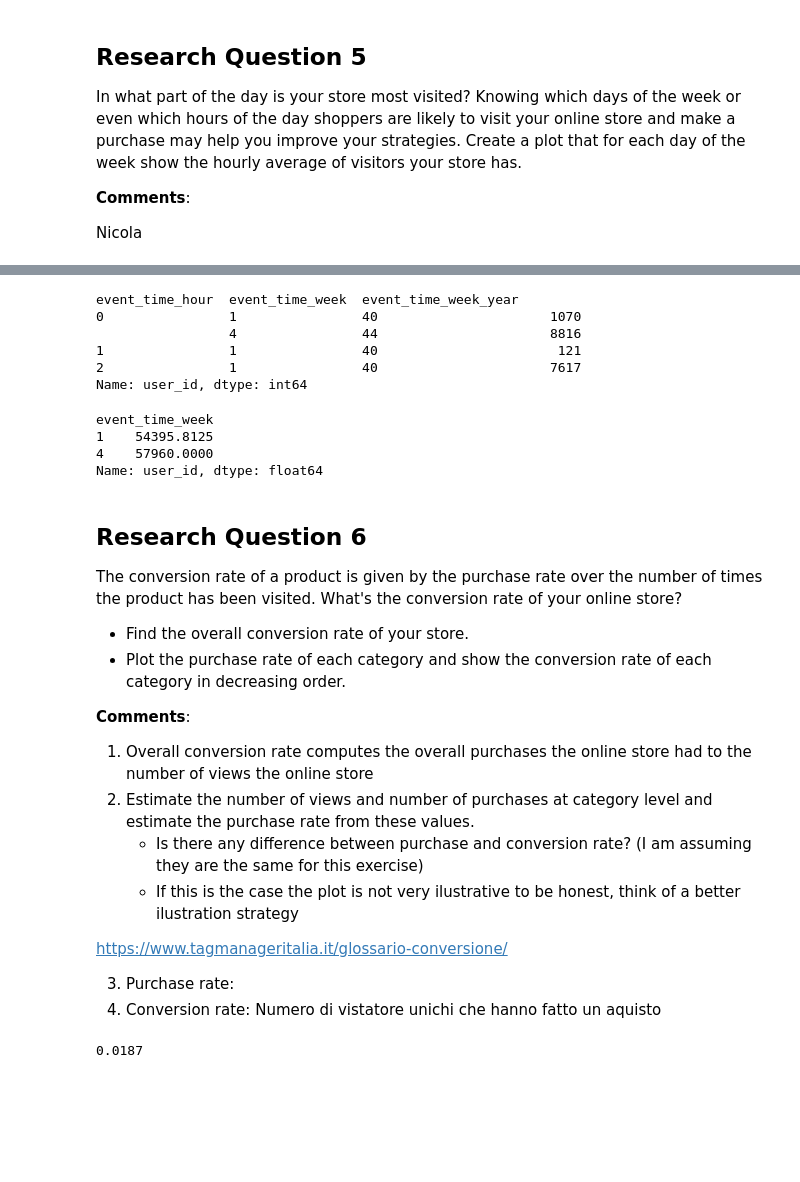
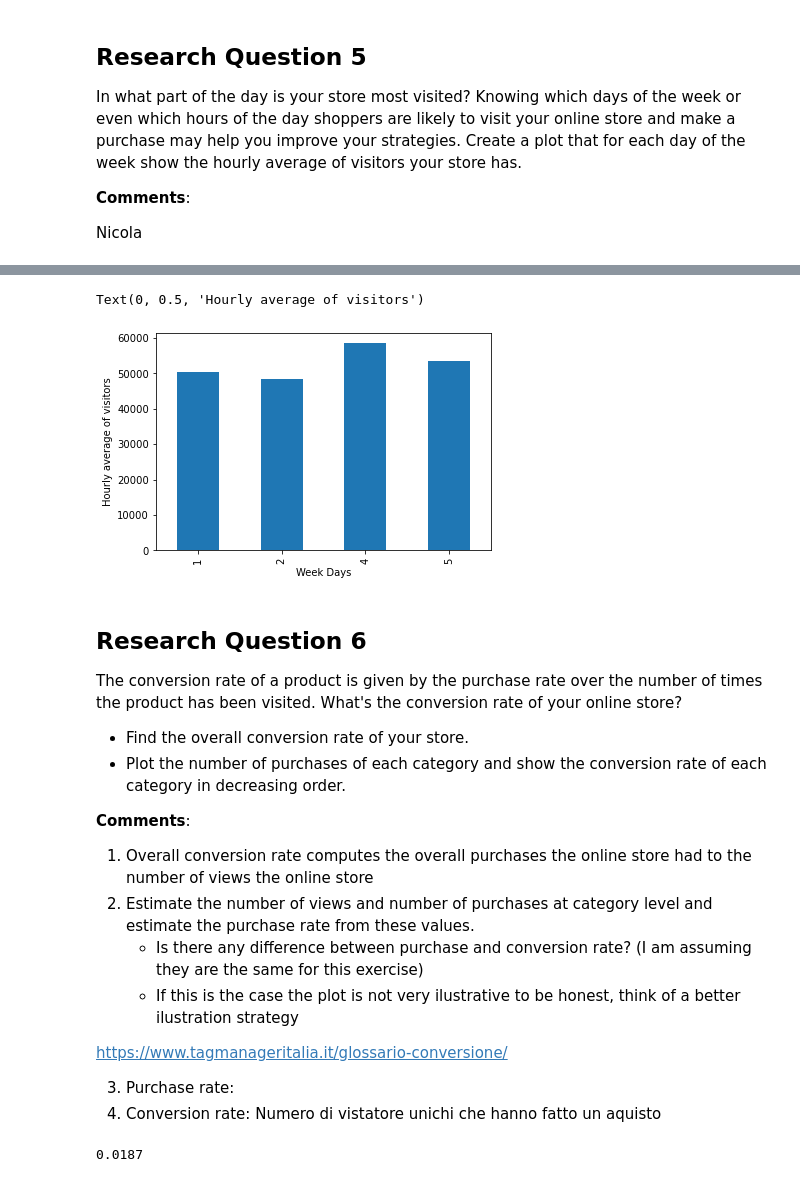
Before and after one commit to ADM-Homework-2/Homework_2, a Jupyter notebook: Main.ipynb, the cells around one changed output, grey strips where cells are left out. Saved outputs shown, nothing was run; the diff lists cells and outputs as text; code cells hidden in the pictures; blank space fills up the shorter version.

Commit message:
Review question 2 and 5, and 1b based on a question from a collegue

```diff
--- a/Main.ipynb
+++ b/Main.ipynb
@@ -86,6 +119,13 @@ A marketing funnel describes your customer’s journey with your e-commerce. It
 **Comments**:
 
 Zhibek
+# %%
+# 1.b.
+x = full_data_set[(full_data_set.event_type == 'view') | (full_data_set.event_type == 'cart')].groupby(['user_id']).event_type.nunique()
+user_view_and_cart_list = x[x==2].index
+user_view_and_cart_data_set = full_data_set[full_data_set.user_id.isin(user_view_and_cart_list)]
+user_view_and_cart_data_set[(user_view_and_cart_data_set.event_type == 'view') | (user_view_and_cart_data_set.event_type == 'cart')].groupby(['user_id', 'event_type']).product_id.count()
+user_view_and_cart_data_set[(user_view_and_cart_data_set.event_type == 'view')].groupby(['user_id']).product_id.count().mean()
 # %% [markdown]
 ## Research Question 2
 
@@ -101,6 +145,8 @@ Nicola
 full_data_set['category_code'] = full_data_set.category_code.fillna('missing_category_code')
 
 # Convert event time into month
-full_data_set['event_time'] = pd.to_datetime(full_data_set.event_time).dt.month
+full_data_set['event_time'] = full_data_set.event_time.dt.month
+full_data_set['subcategory_code'] = full_data_set['category_code'].apply(lambda x: re.findall(r'\.(.*)', x)[0] if len(x.split('.')) != 1 else x)
+
+full_data_set_view = full_data_set[full_data_set.event_type == 'view']
+full_data_set_purchase = full_data_set[full_data_set.event_type == 'purchase']
-# %%
-full_data_set['subcategory_code'] = full_data_set['category_code'].apply(lambda x: x.split('.')[-1])
@@ -268,9 +311,9 @@ Nicola
 # %%
 full_data_set_view = full_data_set[full_data_set.event_type == 'view']
-full_data_set_view['event_time_month'] = pd.to_datetime(full_data_set_view.event_time).dt.month
-full_data_set_view['event_time_week_year'] = pd.to_datetime(full_data_set_view.event_time).dt.weekofyear
-full_data_set_view['event_time_week'] = pd.to_datetime(full_data_set_view.event_time).dt.dayofweek
-full_data_set_view['event_time_hour'] = pd.to_datetime(full_data_set_view.event_time).dt.hour
+full_data_set_view.loc[:, 'event_time_month'] = full_data_set_view.event_time.dt.month
+full_data_set_view.loc[:, 'event_time_week_year'] = full_data_set_view.event_time.dt.weekofyear
+full_data_set_view.loc[:, 'event_time_week'] = full_data_set_view.event_time.dt.dayofweek
+full_data_set_view.loc[:, 'event_time_hour'] = full_data_set_view.event_time.dt.hour
 # %% [output]
 A value is trying to be set on a copy of a slice from a DataFrame.
 Try using .loc[row_indexer,col_indexer] = value instead
@@ -299,25 +350,21 @@ final_group = full_data_set_view.groupby(['event_time_week', 'event_time_hour'])
-# %%
-final_group
-# %% [output]
-event_time_hour  event_time_week  event_time_week_year
-0                1                40                      1070
-                 4                44                      8816
-1                1                40                       121
-2                1                40                      7617
-Name: user_id, dtype: int64
-# %%
-final_group
-# %% [output]
-event_time_week
-1    54395.8125
-4    57960.0000
-Name: user_id, dtype: float64
+# %%
+# Question 2
+final_group = full_data_set_view.groupby(['event_time_week',
+                                          'event_time_hour',
+                                          'event_time_week_year']).user_id.count().groupby(['event_time_week',
+                                                                                            'event_time_hour']).mean().groupby(['event_time_week']).mean()
+final_group.plot.bar()
+plt.xlabel('Week Days')
+plt.ylabel('Hourly average of visitors')
+# %% [output]
+Text(0, 0.5, 'Hourly average of visitors')
+[figure, added]
 # %% [markdown]
 ## Research Question 6
 
 The conversion rate of a product is given by the purchase rate over the number of times the product has been visited. What's the conversion rate of your online store?
 - Find the overall conversion rate of your store.
-- Plot the purchase rate of each category and show the conversion rate of each category in decreasing order.
+- Plot the number of purchases of each category and show the conversion rate of each category in decreasing order.
 
 
 **Comments**:
```
Also changed, not shown: parts of 19 cells of this notebook, 1 other file.
